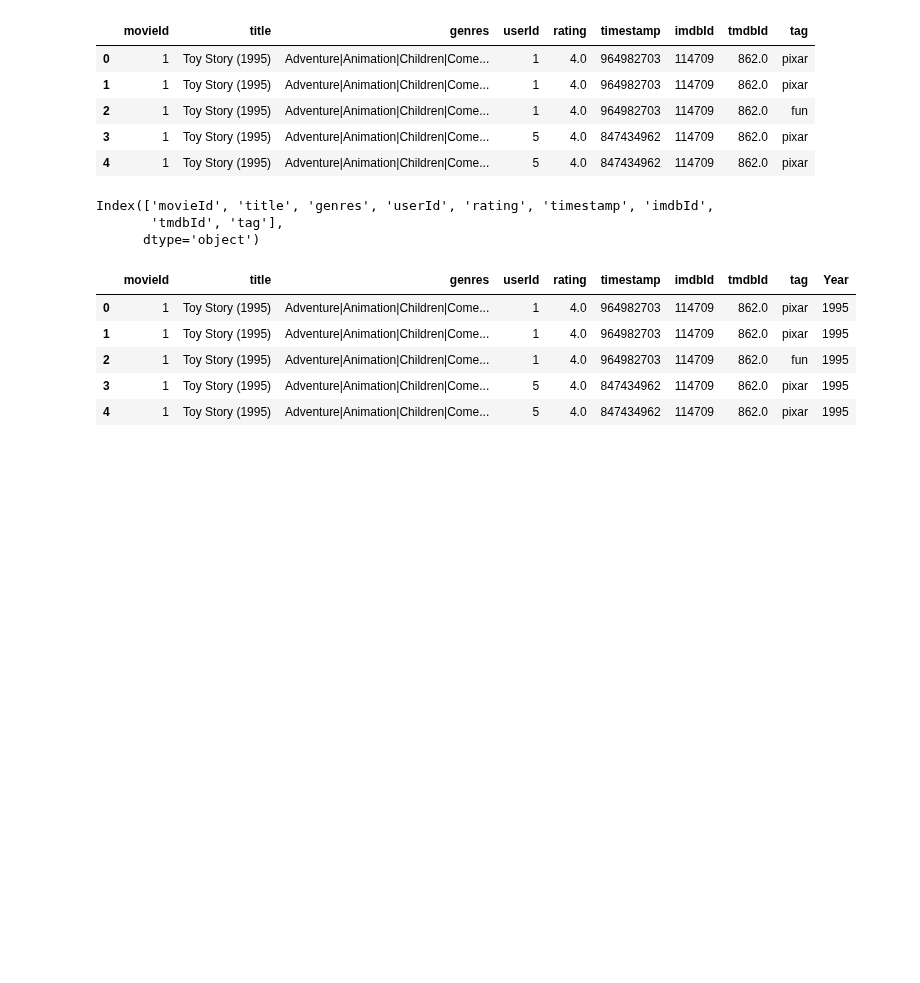
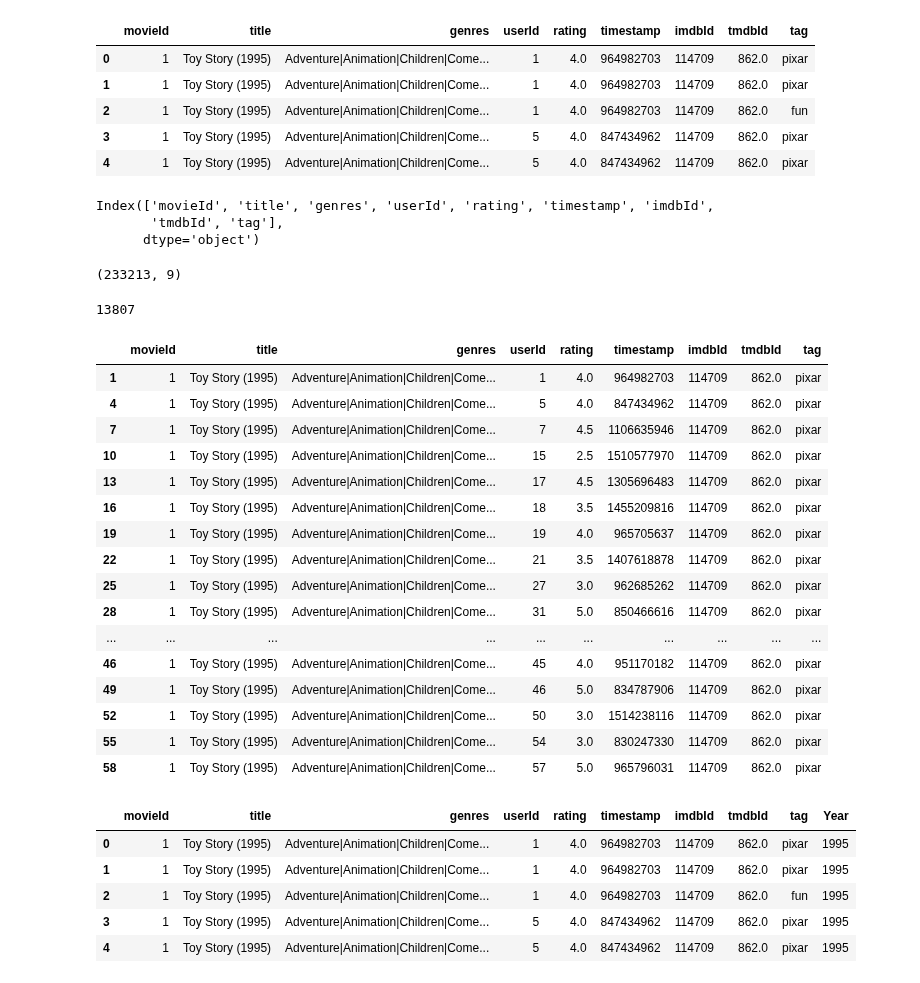
Before and after one commit to robertmbau/Movie-Recommendation-System, a Jupyter notebook: Movie Recommendation Systems.ipynb, the cells around one changed output. Saved outputs shown, nothing was run; the diff lists cells and outputs as text; code cells hidden in the pictures; blank space fills up the shorter version.

```diff
--- a/Movie Recommendation Systems.ipynb
+++ b/Movie Recommendation Systems.ipynb
@@ -213,6 +224,35 @@ merged_dataset.columns
 Index(['movieId', 'title', 'genres', 'userId', 'rating', 'timestamp', 'imdbId',
        'tmdbId', 'tag'],
       dtype='object')
+# %%
+merged_dataset.shape
+# %% [output]
+(233213, 9)
+# %%
+merged_dataset.duplicated().sum()
+# %% [output]
+13807
+# %%
+duplicate_rows = pd.DataFrame(merged_dataset[merged_dataset.duplicated()])
+duplicate_rows.head(20)
+# %% [output]
+|  | movieId | title | genres | userId | rating | timestamp | imdbId | tmdbId | tag |
+| 1 | 1 | Toy Story (1995) | Adventure|Animation|Children|Come... | 1 | 4.0 | 964982703 | 114709 | 862.0 | pixar |
+| 4 | 1 | Toy Story (1995) | Adventure|Animation|Children|Come... | 5 | 4.0 | 847434962 | 114709 | 862.0 | pixar |
+| 7 | 1 | Toy Story (1995) | Adventure|Animation|Children|Come... | 7 | 4.5 | 1106635946 | 114709 | 862.0 | pixar |
+| 10 | 1 | Toy Story (1995) | Adventure|Animation|Children|Come... | 15 | 2.5 | 1510577970 | 114709 | 862.0 | pixar |
+| 13 | 1 | Toy Story (1995) | Adventure|Animation|Children|Come... | 17 | 4.5 | 1305696483 | 114709 | 862.0 | pixar |
+| 16 | 1 | Toy Story (1995) | Adventure|Animation|Children|Come... | 18 | 3.5 | 1455209816 | 114709 | 862.0 | pixar |
+| 19 | 1 | Toy Story (1995) | Adventure|Animation|Children|Come... | 19 | 4.0 | 965705637 | 114709 | 862.0 | pixar |
+| 22 | 1 | Toy Story (1995) | Adventure|Animation|Children|Come... | 21 | 3.5 | 1407618878 | 114709 | 862.0 | pixar |
+| 25 | 1 | Toy Story (1995) | Adventure|Animation|Children|Come... | 27 | 3.0 | 962685262 | 114709 | 862.0 | pixar |
+| 28 | 1 | Toy Story (1995) | Adventure|Animation|Children|Come... | 31 | 5.0 | 850466616 | 114709 | 862.0 | pixar |
+| ... | ... | ... | ... | ... | ... | ... | ... | ... | ... |
+| 46 | 1 | Toy Story (1995) | Adventure|Animation|Children|Come... | 45 | 4.0 | 951170182 | 114709 | 862.0 | pixar |
+| 49 | 1 | Toy Story (1995) | Adventure|Animation|Children|Come... | 46 | 5.0 | 834787906 | 114709 | 862.0 | pixar |
+| 52 | 1 | Toy Story (1995) | Adventure|Animation|Children|Come... | 50 | 3.0 | 1514238116 | 114709 | 862.0 | pixar |
+| 55 | 1 | Toy Story (1995) | Adventure|Animation|Children|Come... | 54 | 3.0 | 830247330 | 114709 | 862.0 | pixar |
+| 58 | 1 | Toy Story (1995) | Adventure|Animation|Children|Come... | 57 | 5.0 | 965796031 | 114709 | 862.0 | pixar |
 # %%
 # Feature Engineering the Title column to extract the Year in which a movie was released
 
```
Also changed, not shown: parts of 32 cells of this notebook, 4 other files.
